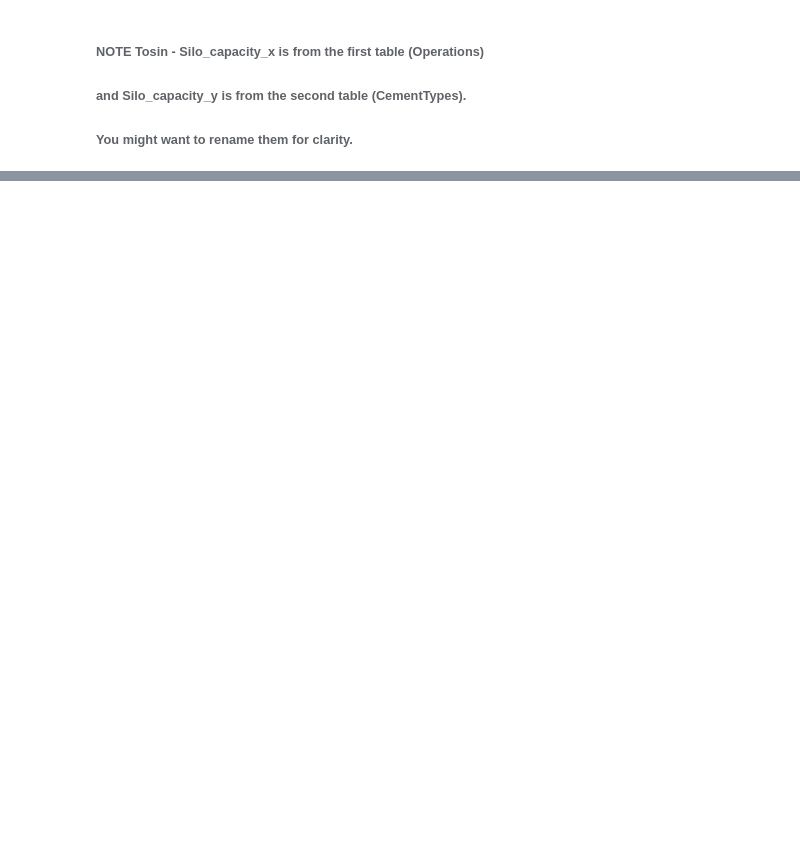
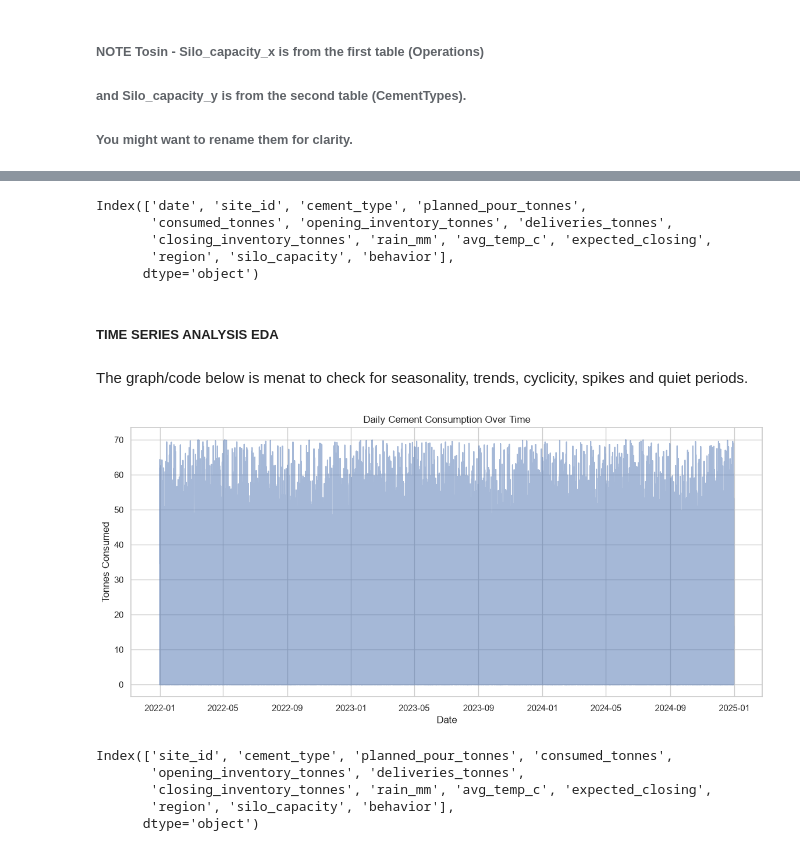
Before and after one commit to Queentutsi/MIG_Cement_t, a Jupyter notebook: Notebook/MIG_cleanEDA.ipynb, the cells around one changed output, grey strips where cells are left out. Cells and saved outputs as stored; diff of their text form; code cells hidden in the pictures; blank space fills up the shorter version.

```diff
--- a/Notebook/MIG_cleanEDA.ipynb
+++ b/Notebook/MIG_cleanEDA.ipynb
@@ -451,0 +443,43 @@ Index(['date', 'site_id', 'cement_type', 'planned_pour_tonnes',
+# %%
+# quick check
+merged.columns
+# %% [output]
+Index(['date', 'site_id', 'cement_type', 'planned_pour_tonnes',
+       'consumed_tonnes', 'opening_inventory_tonnes', 'deliveries_tonnes',
+       'closing_inventory_tonnes', 'rain_mm', 'avg_temp_c', 'expected_closing',
+       'region', 'silo_capacity', 'behavior'],
+      dtype='object')
+# %% [markdown]
+##### TIME SERIES ANALYSIS EDA
+# %% [markdown]
+The graph/code below is menat to check for seasonality, trends, cyclicity, spikes and quiet periods.
+# %%
+# 1. Start fresh
+df = merged.copy()
+
+# 2. Make sure date is a column
+df = df.reset_index(drop=True)
+
+# 3. Sort by date
+df = df.sort_values("date")
+
+# 4. Set date as index for time‑series work
+df = df.set_index("date")
+
+# 5. Plot using df.index
+plt.figure(figsize=(14,6))
+plt.plot(df.index, df['consumed_tonnes'], alpha=0.5)
+plt.title("Daily Cement Consumption Over Time")
+plt.xlabel("Date")
+plt.ylabel("Tonnes Consumed")
+plt.show()
+# %% [output]
+[figure, added]
+# %%
+df.columns
+# %% [output]
+Index(['site_id', 'cement_type', 'planned_pour_tonnes', 'consumed_tonnes',
+       'opening_inventory_tonnes', 'deliveries_tonnes',
+       'closing_inventory_tonnes', 'rain_mm', 'avg_temp_c', 'expected_closing',
+       'region', 'silo_capacity', 'behavior'],
+      dtype='object')
```
Also changed, not shown: parts of 34 cells of this notebook, 1 other file.
